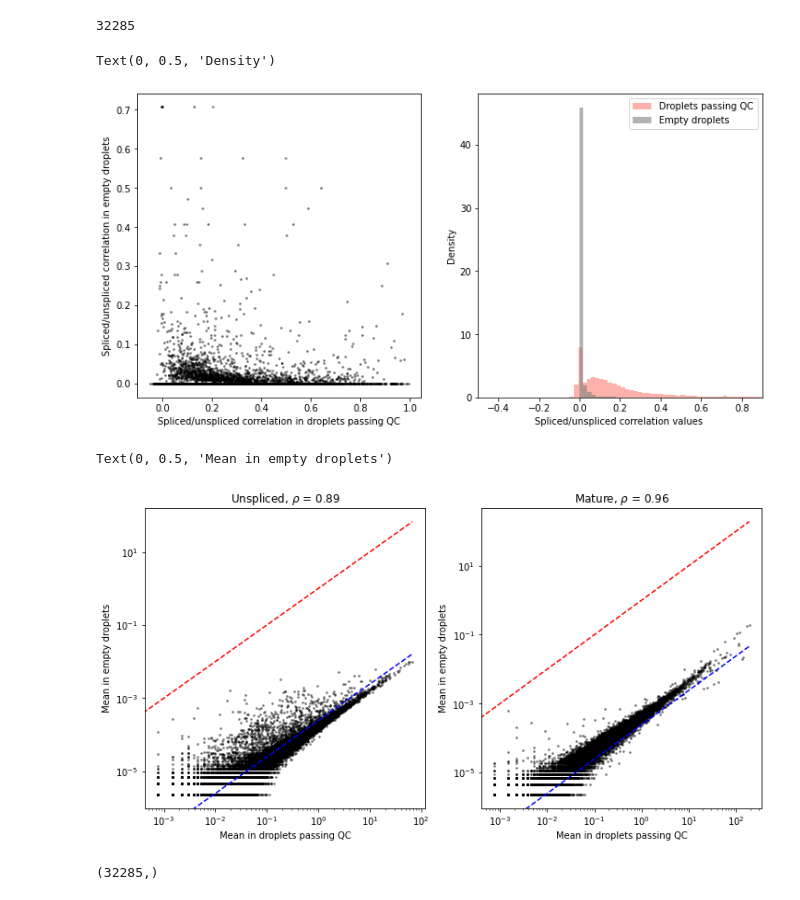
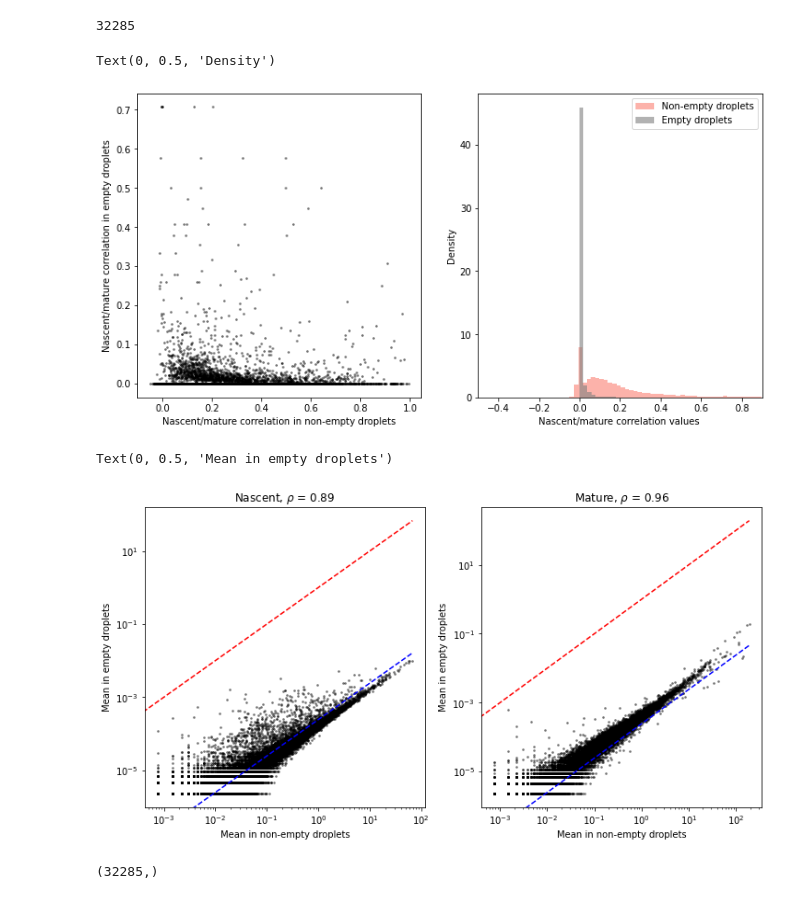
Before and after one commit to pachterlab/GVP_2023, a Jupyter notebook: gg230220_emptydrops_neuron.ipynb, the cells around one changed output. Saved outputs shown, nothing was run; the diff lists cells and outputs as text; code cells hidden in the pictures.

```diff
--- a/gg230220_emptydrops_neuron.ipynb
+++ b/gg230220_emptydrops_neuron.ipynb
@@ -25,6 +25,8 @@ cell_attr = 'barcode'
 
 attribute_names=[(unspliced_layer,spliced_layer),gene_attr,cell_attr]
 
+dropnames = ('Non-empty droplets','Empty droplets')
+
 # loom_filepaths = ['/home/ggorin/count_data/loom_allen_kb/'+x+'_raw.loom' for x in raw_data_locations]
 # n_datasets = len(loom_filepaths)
 # %%
@@ -277,32 +279,34 @@ len(corrs_empty)
 # %%
 fig1,ax1 = plt.subplots(1,2,figsize=(12,6))
 ax1[0].scatter(corrs_qc,corrs_empty,3,'k',alpha=0.4)
-ax1[0].set_xlabel('Spliced/unspliced correlation in droplets passing QC')
-ax1[0].set_ylabel('Spliced/unspliced correlation in empty droplets')
+ax1[0].set_xlabel('Nascent/mature correlation in '+dropnames[0].lower())
+ax1[0].set_ylabel('Nascent/mature correlation in '+dropnames[1].lower())
 
-ax1[1].hist(corrs_qc,50,color = 'salmon',alpha=0.6,label='Droplets passing QC',density=True)
-ax1[1].hist(corrs_empty,50,color = 'gray',alpha=0.6,label='Empty droplets',density=True)
+ax1[1].hist(corrs_qc,50,color = 'salmon',alpha=0.6,label=dropnames[0],density=True)
+ax1[1].hist(corrs_empty,50,color = 'gray',alpha=0.6,label=dropnames[1],density=True)
 ax1[1].legend()
 ax1[1].set_xlim([-0.5,0.9])
-ax1[1].set_xlabel('Spliced/unspliced correlation values ')
+ax1[1].set_xlabel('Nascent/mature correlation values ')
 ax1[1].set_ylabel('Density')
 # %% [output]
 Text(0, 0.5, 'Density')
-[figure, old version]
+[figure, new version]
 # %%
 fig1,ax1 = plt.subplots(1,2,figsize=(12,6))
 rho_U = plot_mean_bg(U_raw,cf,ax1[0])
-ax1[0].set_title(r"Unspliced, $\rho$ = {:.2f}".format(rho_U))
-ax1[0].set_xlabel('Mean in droplets passing QC')
-ax1[0].set_ylabel('Mean in empty droplets')
+ax1[0].set_title(r"Nascent, $\rho$ = {:.2f}".format(rho_U))
+ax1[0].set_xlabel('Mean in '+dropnames[0].lower())
+ax1[0].set_ylabel('Mean in '+dropnames[1].lower())
 
 rho_S = plot_mean_bg(S_raw,cf,ax1[1])
 ax1[1].set_title(r"Mature, $\rho$ = {:.2f}".format(rho_S))
-ax1[1].set_xlabel('Mean in droplets passing QC')
-ax1[1].set_ylabel('Mean in empty droplets')
+ax1[1].set_xlabel('Mean in '+dropnames[0].lower())
+ax1[1].set_ylabel('Mean in '+dropnames[1].lower())
+# ax1[1].set_xlabel('Mean in droplets passing QC')
+# ax1[1].set_ylabel('Mean in empty droplets')
 # %% [output]
 Text(0, 0.5, 'Mean in empty droplets')
-[figure, old version]
+[figure, new version]
 # %%
 # S_raw.shape
 # %%
```
Also changed, not shown: parts of 34 cells of this notebook, 2 other files.
